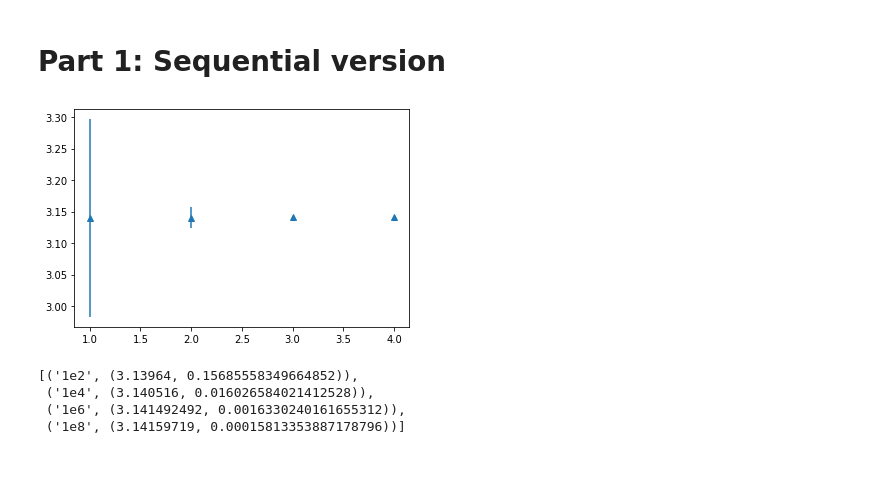
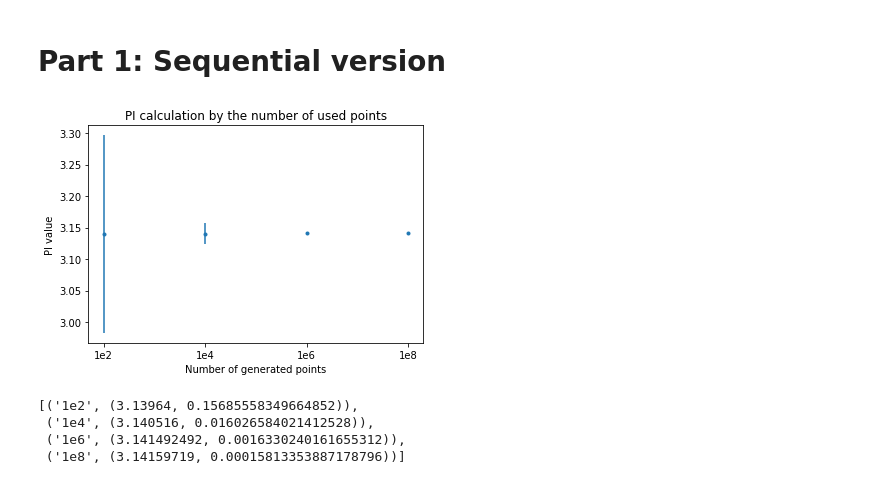
Before and after one commit to Mlokos/ParallelProgramming, a Jupyter notebook: lab2/PI Monte Carlo.ipynb, the cells around one changed output. Saved outputs shown, nothing was run; the diff lists cells and outputs as text; code cells hidden in the pictures.

```diff
--- a/lab2/PI Monte Carlo.ipynb
+++ b/lab2/PI Monte Carlo.ipynb
@@ -26,7 +26,7 @@ def get_mean_and_stdev_for_sequential(name):
 
     return (result_mean, result_stdev)
 # %%
-x = np.array([1, 2, 3, 4])
+x = np.array(["1e2", "1e4", "1e6", "1e8"])
 y = np.array([])
 e = np.array([])
 for name in sequential_results:
@@ -34,10 +34,13 @@ for name in sequential_results:
     y = np.append(y, result_mean)
     e = np.append(e, result_stdev)
 # %%
-plt.errorbar(x, y, e, linestyle='None', marker='^')
+plt.errorbar(x, y, e, linestyle='None', marker='.')
+plt.title("PI calculation by the number of used points")
+plt.ylabel("PI value")
+plt.xlabel("Number of generated points")
 plt.show()
 # %% [output]
-[figure, old version]
+[figure, new version]
 # %%
 list(zip(["1e2", "1e4", "1e6", "1e8"], list(zip(y, e))))
 # %% [output]
```
Also changed, not shown: parts of 17 cells of this notebook.
